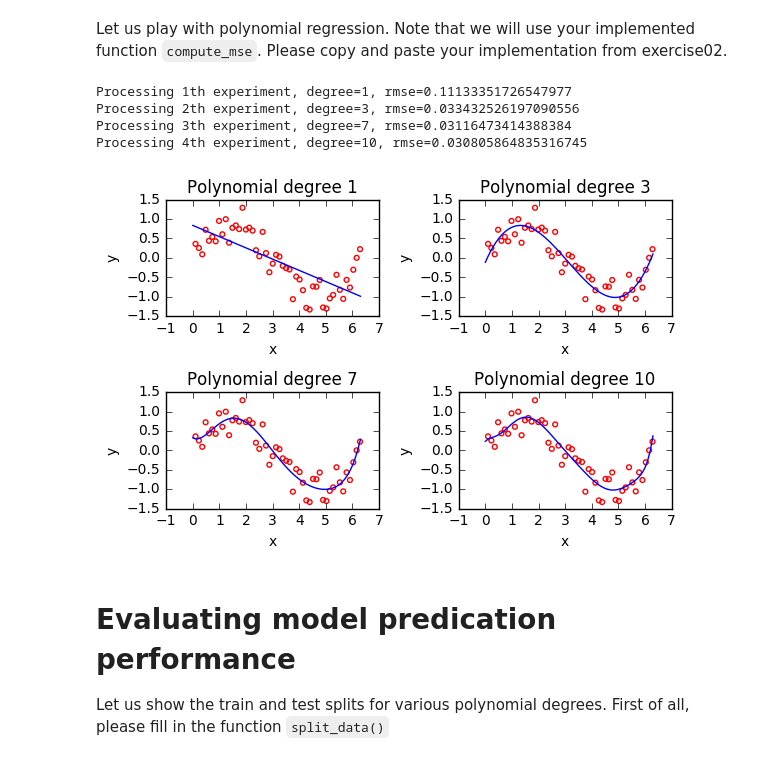
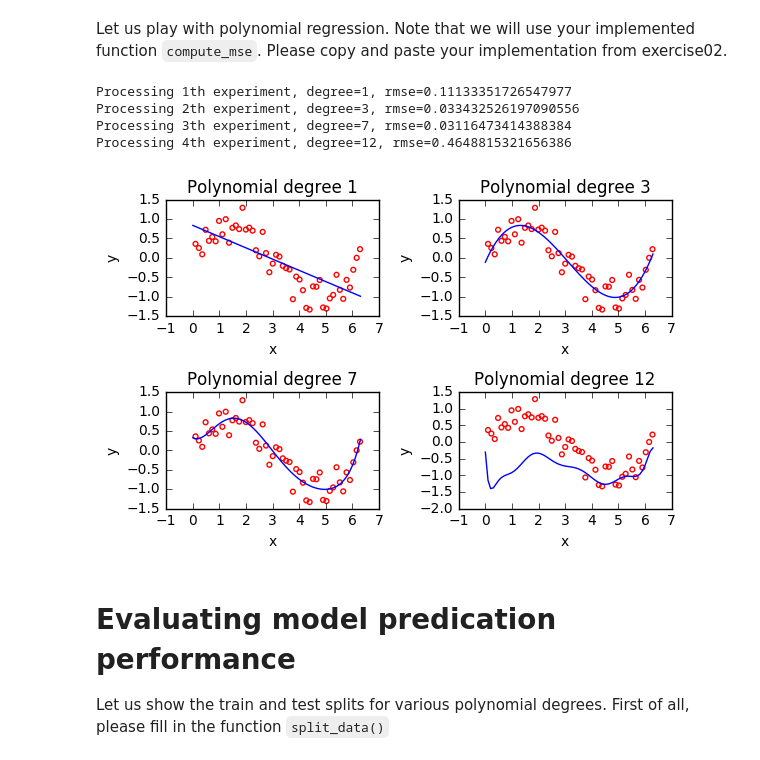
Before and after one commit to robines-wins/ML_course, a Jupyter notebook: labs/ex03/template/ex03.ipynb, the cells around one changed output. Drawn from its saved outputs; the diff is of its cells as text; code cells hidden in the pictures.

```diff
--- a/labs/ex03/template/ex03.ipynb
+++ b/labs/ex03/template/ex03.ipynb
@@ -100,7 +100,7 @@ def polynomial_regression():
     """Constructing the polynomial basis function expansion of the data,
        and then running least squares regression."""
     # define parameters
-    degrees = [1, 3, 7, 10]
+    degrees = [1, 3, 7, 12]
 
     # define the structure of figure
     num_row = 2
@@ -109,35 +109,35 @@ def polynomial_regression():
 
     for ind, degree in enumerate(degrees):
         # ***************************************************
         # INSERT YOUR CODE HERE
         # form the data to do polynomial regression.: TODO
         # ***************************************************
         tx = build_poly(x,degree)
         # ***************************************************
         # INSERT YOUR CODE HERE
         # least square and calculate rmse: TODO
         # ***************************************************
         weight = least_squares(y,tx)
         #print(y,tx)
         rmse = compute_cost_MSE(y,tx,weight)
 
         print("Processing {i}th experiment, degree={d}, rmse={loss}".format(
               i=ind + 1, d=degree, loss=rmse))
         # plot fit
         plot_fitted_curve(
             y, x, weight, degree, axs[ind // num_col][ind % num_col])
     plt.tight_layout()
     plt.savefig("visualize_polynomial_regression")
     plt.show()
 
 
 polynomial_regression()
 # %% [output]
 Processing 1th experiment, degree=1, rmse=0.11133351726547977
 Processing 2th experiment, degree=3, rmse=0.033432526197090556
 Processing 3th experiment, degree=7, rmse=0.03116473414388384
-Processing 4th experiment, degree=10, rmse=0.030805864835316745
+Processing 4th experiment, degree=12, rmse=0.4648815321656386
-[figure, old version]
+[figure, new version]
 # %% [markdown]
 # Evaluating model predication performance
 
```
Also changed, not shown: parts of 4 cells of this notebook, 1 other file.
